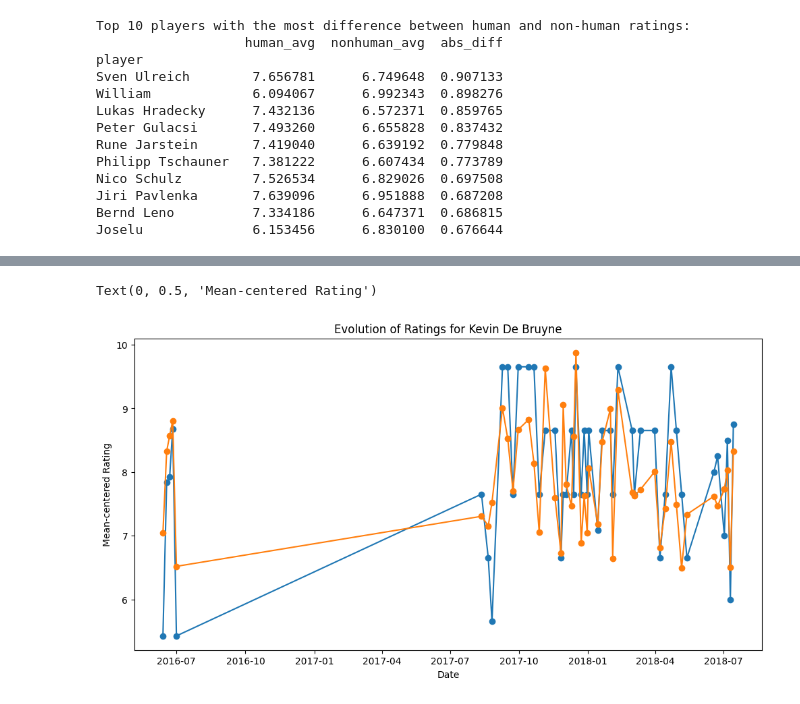
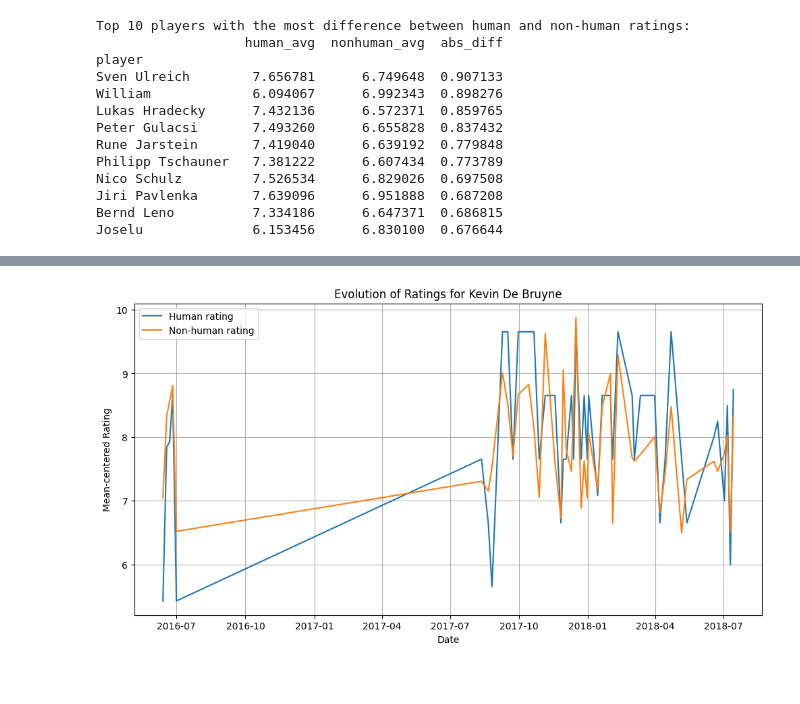
Before and after one commit to AntoineMagninn/GOAL, a Jupyter notebook: Cleaning_EDA.ipynb, the cells around one changed output, grey strips where cells are left out. Drawn from its saved outputs; the diff is of its cells as text; code cells hidden in the pictures.

```diff
--- a/Cleaning_EDA.ipynb
+++ b/Cleaning_EDA.ipynb
@@ -139,7 +139,7 @@ print("\nTop 10 players by highest average non-human mean-centered rating:")
 print(nonhuman_best)
 
 # Make mean_centered_rating the new rating of the dataset
-df['rating'] = df['mean_centered_rating']
+df['original_rating'] = df['mean_centered_rating']
 # %% [output]
 Top 10 players by highest average human mean-centered rating:
 player
@@ -193,33 +232,24 @@ Joselu              6.153456      6.830100  0.676644
 # %%
-# For each player's match, compute the average human and non-human rating using 'rating' (which is mean_centered_rating)
+import matplotlib.pyplot as plt
 
-# Group by player, match, and is_human, then average the rating
-grouped = df.groupby(['player', 'match', 'is_human'])['rating'].mean().reset_index()
+# Filter for Kevin De Bruyne
+kevin = final[final['player'] == 'Kevin De Bruyne'].copy()
 
-# Pivot so each row is a player-match, with columns for human and non-human ratings
-pivoted = grouped.pivot(index=['player', 'match'], columns='is_human', values='rating').reset_index()
-pivoted = pivoted.rename(columns={0: 'non_human_rating', 1: 'human_rating'})
+# Convert date to datetime if not already
+kevin['date'] = pd.to_datetime(kevin['date'], dayfirst=True, errors='coerce')
 
-pivoted.to_csv('player_match_ratings.csv', index=False)
+# Sort by date
+kevin = kevin.sort_values('date')
+
+# Plot the evolution of ratings in time
+plt.figure(figsize=(12, 6))
+plt.plot(kevin['date'], kevin['human_rating'], label='Human rating')
+plt.plot(kevin['date'], kevin['non_human_rating'], label='Non-human rating')
+plt.title('Evolution of Ratings for Kevin De Bruyne')
+plt.xlabel('Date')
+plt.ylabel('Mean-centered Rating')
+plt.legend()
+plt.grid(True)
+plt.show()
+# %% [output]
+[figure, added]
-# %%
-import matplotlib.pyplot as plt
-
-# Filter for Kevin De Bruyne
-kevin = final[final['player'] == 'Kevin De Bruyne'].copy()
-
-# Convert date to datetime
-kevin['date'] = pd.to_datetime(kevin['date'], dayfirst=True)
-
-# Sort by date
-kevin = kevin.sort_values('date')
-
-# Plot
-plt.figure(figsize=(12, 6))
-plt.plot(kevin['date'], kevin['human_rating'], marker='o', label='Human rating')
-plt.plot(kevin['date'], kevin['non_human_rating'], marker='o', label='Non-human rating')
-plt.title('Evolution of Ratings for Kevin De Bruyne')
-plt.xlabel('Date')
-plt.ylabel('Mean-centered Rating')
-# %% [output]
-Text(0, 0.5, 'Mean-centered Rating')
-[figure, removed]
```
Also changed, not shown: parts of 5 cells of this notebook, 1 other file.
